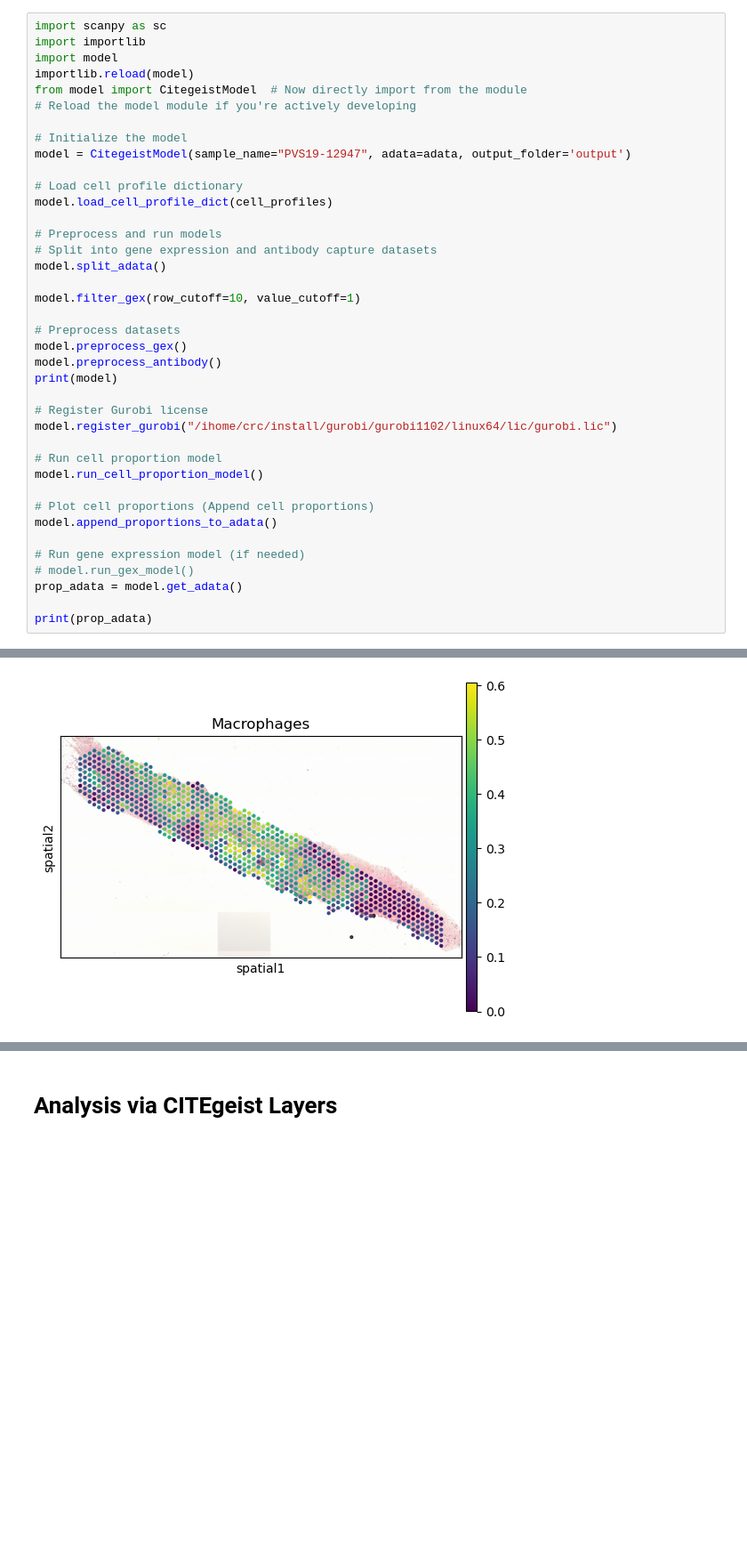
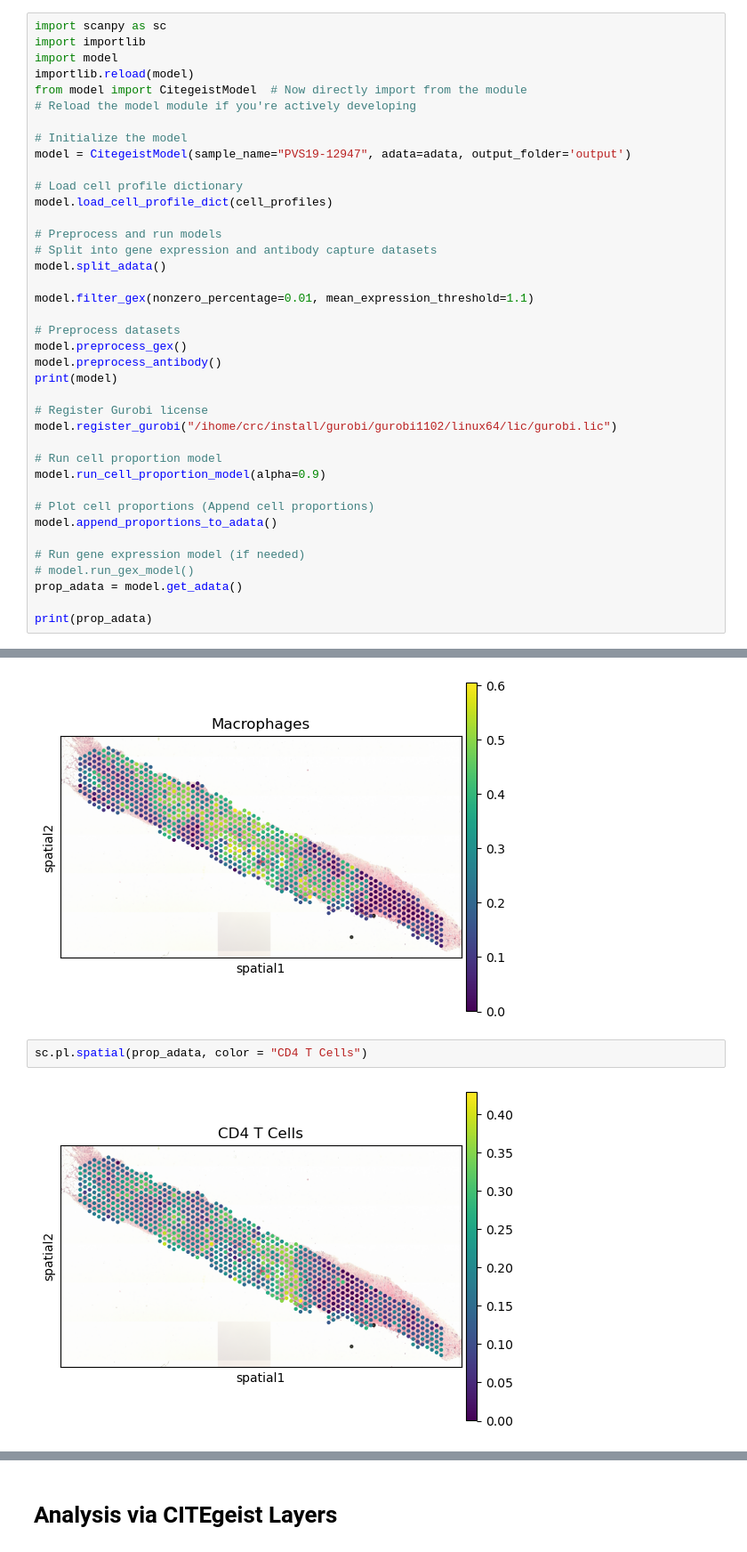
Before and after one commit to leeoesterreich/CITEgeist, a Jupyter notebook: examples/vignette_1_biopsy_heterogeneity.ipynb, the cells around one changed output, grey strips where cells are left out. Shown at 89% size. Cells and saved outputs as stored; diff of their text form; blank space fills up the shorter version.

```diff
--- a/examples/vignette_1_biopsy_heterogeneity.ipynb
+++ b/examples/vignette_1_biopsy_heterogeneity.ipynb
@@ -80,7 +101,7 @@ model.load_cell_profile_dict(cell_profiles)
 # Split into gene expression and antibody capture datasets
 model.split_adata()
 
-model.filter_gex(row_cutoff=10, value_cutoff=1)
+model.filter_gex(nonzero_percentage=0.01, mean_expression_threshold=1.1)
 
 # Preprocess datasets
 model.preprocess_gex()
@@ -91,7 +112,7 @@ print(model)
 model.register_gurobi("/ihome/crc/install/gurobi/gurobi1102/linux64/lic/gurobi.lic")
 
 # Run cell proportion model
-model.run_cell_proportion_model()
+model.run_cell_proportion_model(alpha=0.9)
 
 # Plot cell proportions (Append cell proportions)
 model.append_proportions_to_adata()
@@ -131,3 +152,7 @@ sc.pl.spatial(prop_adata, color = "Cancer Cells")
 sc.pl.spatial(prop_adata, color = "Macrophages")
 # %% [output]
 [figure]
+# %%
+sc.pl.spatial(prop_adata, color = "CD4 T Cells")
+# %% [output]
+[figure, added]
```
Also changed, not shown: parts of 20 cells of this notebook, 1 other file.
